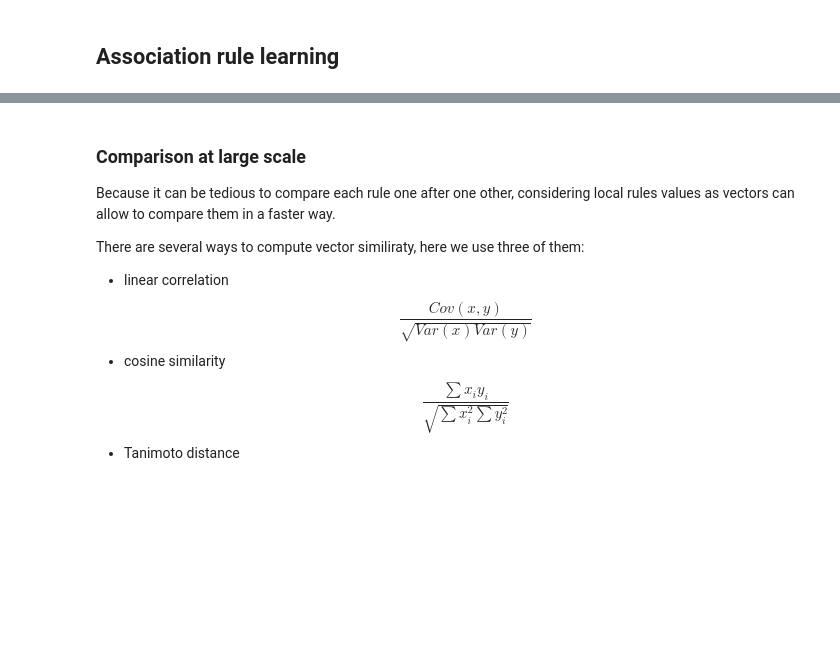
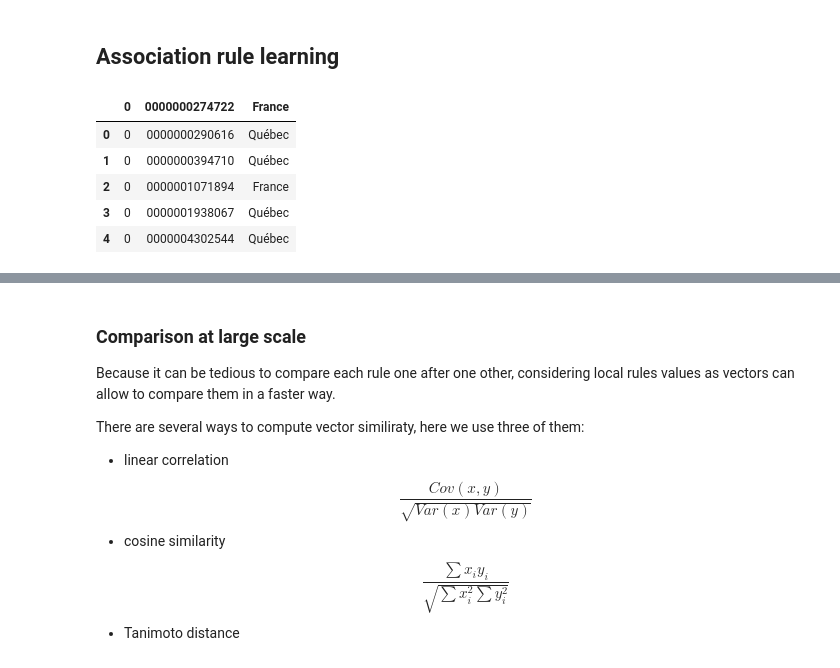
Before and after one commit to lanzrein/ada_project, a Jupyter notebook: MilestoneFinal.ipynb, the cells around one changed output, grey strips where cells are left out. Saved outputs shown, nothing was run; the diff lists cells and outputs as text; code cells hidden in the pictures; blank space fills up the shorter version.

```diff
--- a/MilestoneFinal.ipynb
+++ b/MilestoneFinal.ipynb
@@ -904,0 +903,4 @@ origin_quick_translation=pd.read(DATAPATH + 'quick_translate_origins.csv')
+# %%
+data_origins_exploded=pd.read_csv(DATAPATH + 'quick_translate_origins.csv')
+data_u = data = pd.read_csv(DATAPATH+'cleaned_unique_index.csv',low_memory=False)
+data_u.set_index('code',inplace =True)
@@ -907,6 +919,15 @@ organic=z[z['label'] == 'Organic']
 green_dot=z[z['label'] == 'Green Dot']
 eu_organ=z[z['label'] == 'EU Organic']
 z=pd.concat([organic,green_dot,eu_organ])
+# %%
+data_origins_exploded.head()
+# %% [output]
+|  | 0 | 0000000274722 | France |
+| 0 | 0 | 0000000290616 | Québec |
+| 1 | 0 | 0000000394710 | Québec |
+| 2 | 0 | 0000001071894 | France |
+| 3 | 0 | 0000001938067 | Québec |
+| 4 | 0 | 0000004302544 | Québec |
 # %%
 z=pd.DataFrame(data_labels_exploded).reset_index().set_index("code")[[0]]
 z.columns=['label']
```
Also changed, not shown: parts of 5 cells of this notebook, 8 other files.
